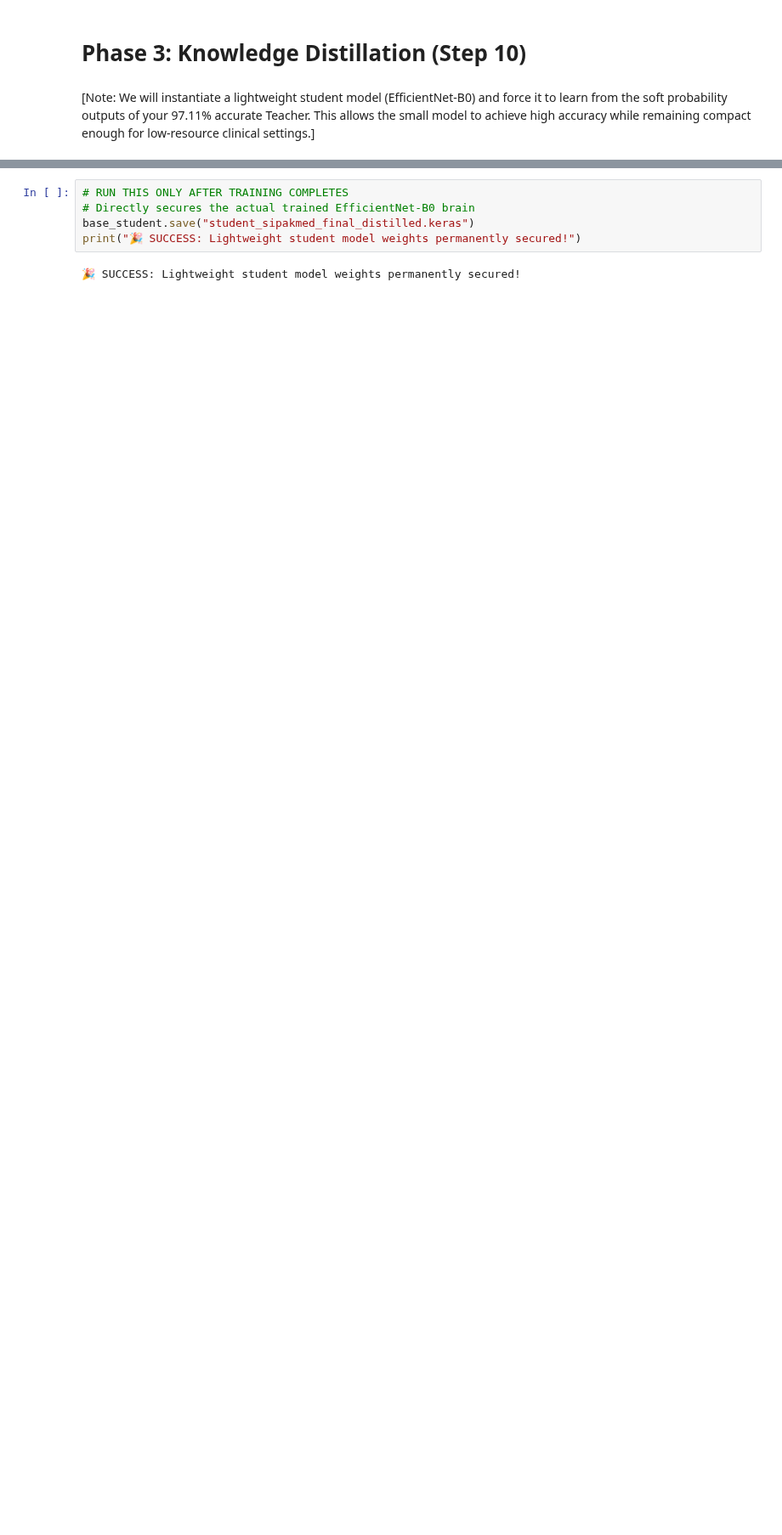
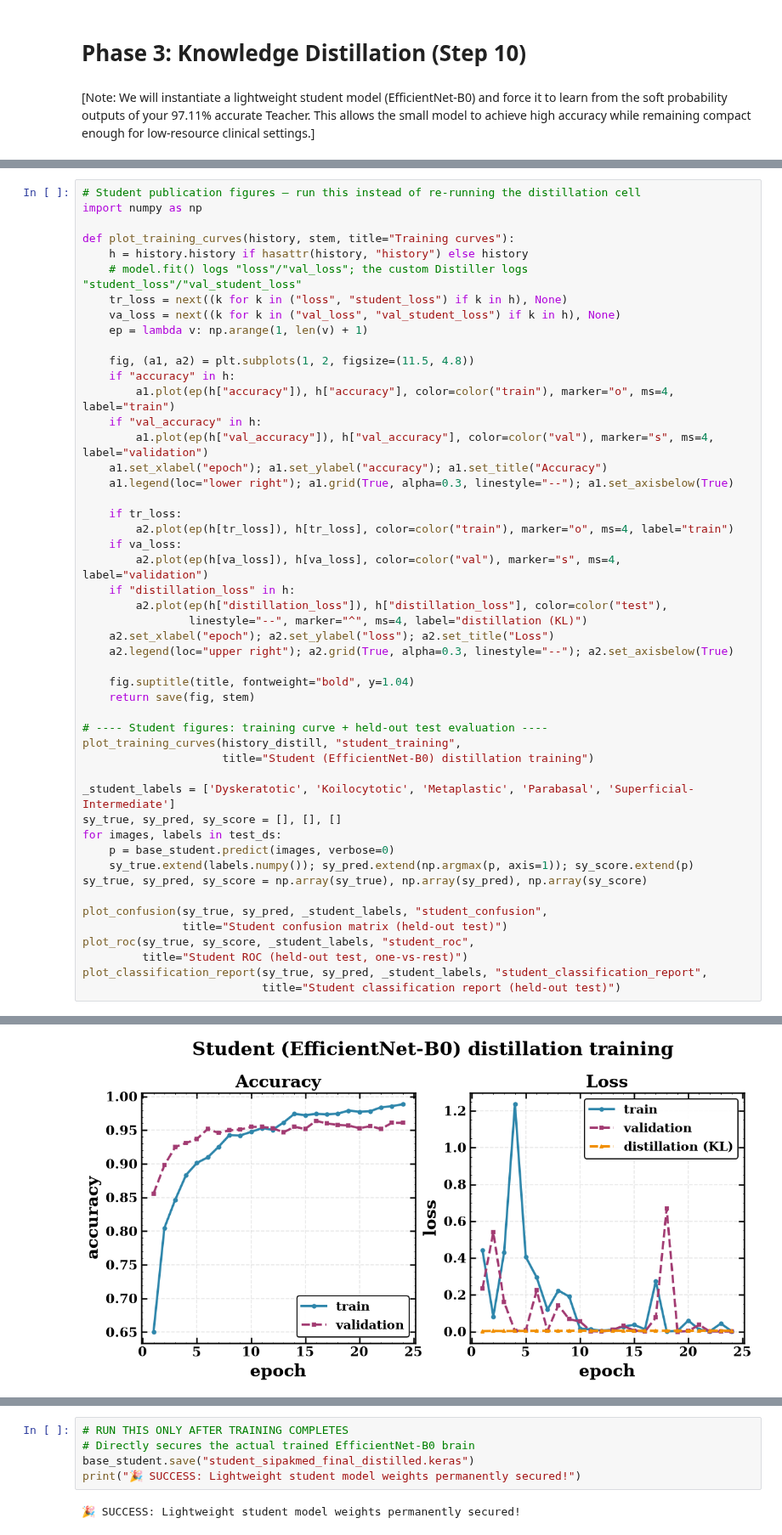
Before and after one commit to SammamMahdi/Cervical-Cancer, a Jupyter notebook: Legacy_src/efficientnetb4-sipakmed.ipynb, the cells around one changed output, grey strips where cells are left out. Shown at 85% size. Cells and saved outputs as stored; diff of their text form; blank space fills up the shorter version.

```diff
--- a/Legacy_src/efficientnetb4-sipakmed.ipynb
+++ b/Legacy_src/efficientnetb4-sipakmed.ipynb
@@ -806,0 +1185,50 @@ Restoring model weights from the end of the best epoch: 36.
+# %%
+# Student publication figures — run this instead of re-running the distillation cell
+import numpy as np
+
+def plot_training_curves(history, stem, title="Training curves"):
+    h = history.history if hasattr(history, "history") else history
+    # model.fit() logs "loss"/"val_loss"; the custom Distiller logs "student_loss"/"val_student_loss"
+    tr_loss = next((k for k in ("loss", "student_loss") if k in h), None)
+    va_loss = next((k for k in ("val_loss", "val_student_loss") if k in h), None)
+    ep = lambda v: np.arange(1, len(v) + 1)
+
+    fig, (a1, a2) = plt.subplots(1, 2, figsize=(11.5, 4.8))
+    if "accuracy" in h:
+        a1.plot(ep(h["accuracy"]), h["accuracy"], color=color("train"), marker="o", ms=4, label="train")
+    if "val_accuracy" in h:
+        a1.plot(ep(h["val_accuracy"]), h["val_accuracy"], color=color("val"), marker="s", ms=4, label="validation")
+    a1.set_xlabel("epoch"); a1.set_ylabel("accuracy"); a1.set_title("Accuracy")
+    a1.legend(loc="lower right"); a1.grid(True, alpha=0.3, linestyle="--"); a1.set_axisbelow(True)
+
+    if tr_loss:
+        a2.plot(ep(h[tr_loss]), h[tr_loss], color=color("train"), marker="o", ms=4, label="train")
+    if va_loss:
+        a2.plot(ep(h[va_loss]), h[va_loss], color=color("val"), marker="s", ms=4, label="validation")
+    if "distillation_loss" in h:
+        a2.plot(ep(h["distillation_loss"]), h["distillation_loss"], color=color("test"),
+                linestyle="--", marker="^", ms=4, label="distillation (KL)")
+    a2.set_xlabel("epoch"); a2.set_ylabel("loss"); a2.set_title("Loss")
+    a2.legend(loc="upper right"); a2.grid(True, alpha=0.3, linestyle="--"); a2.set_axisbelow(True)
+
+    fig.suptitle(title, fontweight="bold", y=1.04)
+    return save(fig, stem)
+
+# ---- Student figures: training curve + held-out test evaluation ----
+plot_training_curves(history_distill, "student_training",
+                     title="Student (EfficientNet-B0) distillation training")
+
+_student_labels = ['Dyskeratotic', 'Koilocytotic', 'Metaplastic', 'Parabasal', 'Superficial-Intermediate']
+sy_true, sy_pred, sy_score = [], [], []
+for images, labels in test_ds:
+    p = base_student.predict(images, verbose=0)
+    sy_true.extend(labels.numpy()); sy_pred.extend(np.argmax(p, axis=1)); sy_score.extend(p)
+sy_true, sy_pred, sy_score = np.array(sy_true), np.array(sy_pred), np.array(sy_score)
+
+plot_confusion(sy_true, sy_pred, _student_labels, "student_confusion",
+               title="Student confusion matrix (held-out test)")
+plot_roc(sy_true, sy_score, _student_labels, "student_roc",
+         title="Student ROC (held-out test, one-vs-rest)")
+plot_classification_report(sy_true, sy_pred, _student_labels, "student_classification_report",
+                           title="Student classification report (held-out test)")
+# %% [output]
@@ -806,0 +1236 @@ Restoring model weights from the end of the best epoch: 36.
+[figure, added]
```
Also changed, not shown: parts of 20 cells of this notebook, 5 other files.
